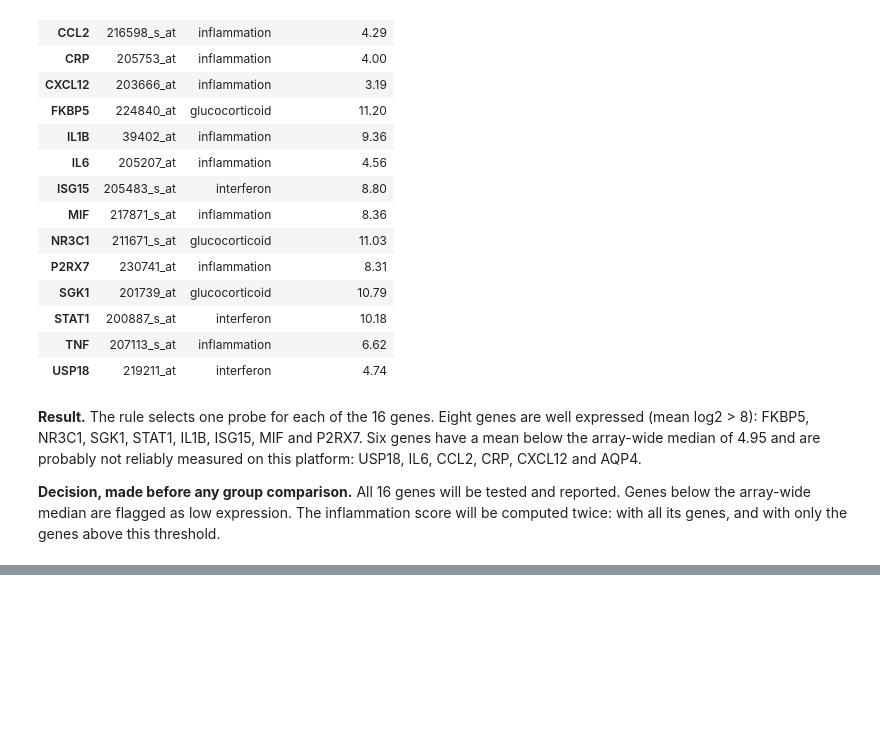
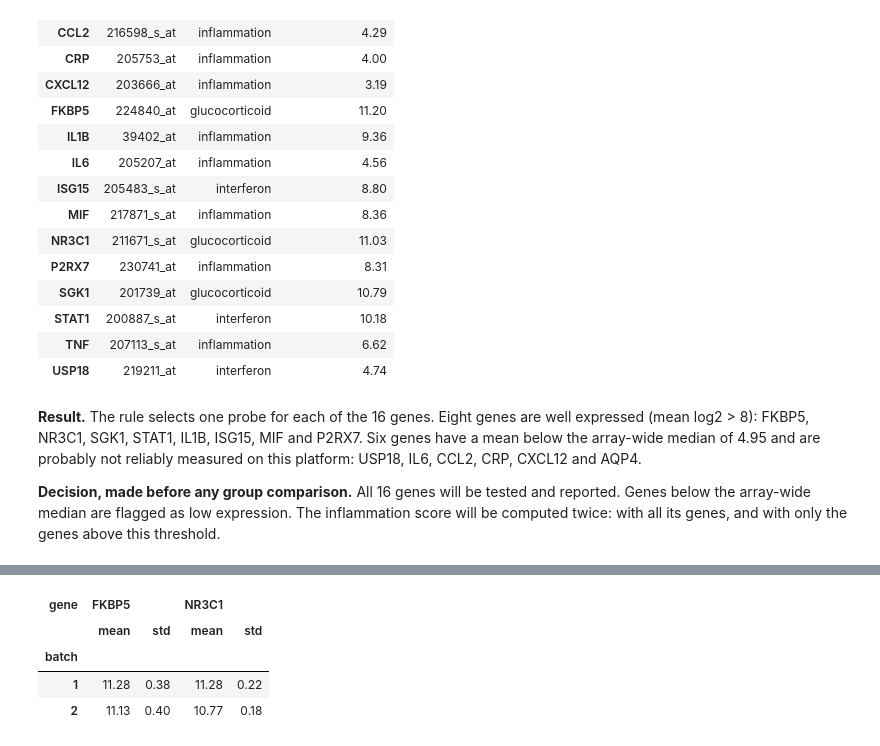
Before and after one commit to Claudialollo/inflammatory-depression-transcriptome, a Jupyter notebook: notebooks/02_gene_panel.ipynb, the cells around one changed output, grey strips where cells are left out. Cells and saved outputs as stored; diff of their text form; code cells hidden in the pictures; blank space fills up the shorter version.

```diff
--- a/notebooks/02_gene_panel.ipynb
+++ b/notebooks/02_gene_panel.ipynb
@@ -343,0 +399,8 @@ selected[["probe", "family", "mean_expression"]].round(2)
+# %%
+genes[["FKBP5", "NR3C1"]].groupby(samples["batch"]).agg(["mean", "std"]).round(2)
+# %% [output]
+| gene | FKBP5 |  | NR3C1 |  |
+|  | mean | std | mean | std |
+| batch |  |  |  |  |
+| 1 | 11.28 | 0.38 | 11.28 | 0.22 |
+| 2 | 11.13 | 0.40 | 10.77 | 0.18 |
```
Also changed, not shown: parts of 4 cells of this notebook.
